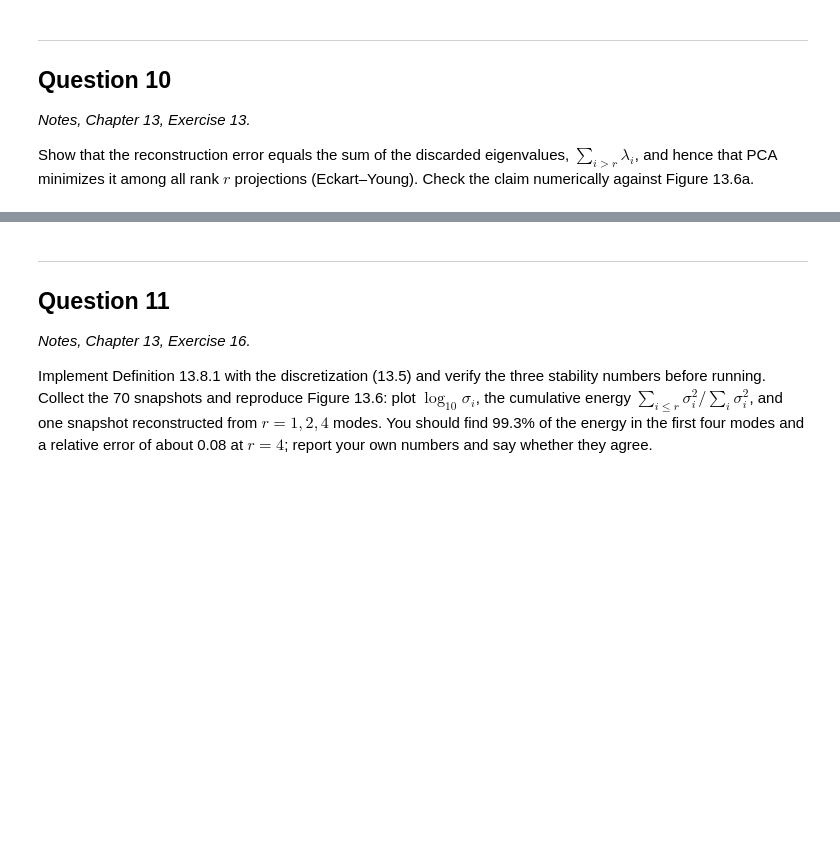
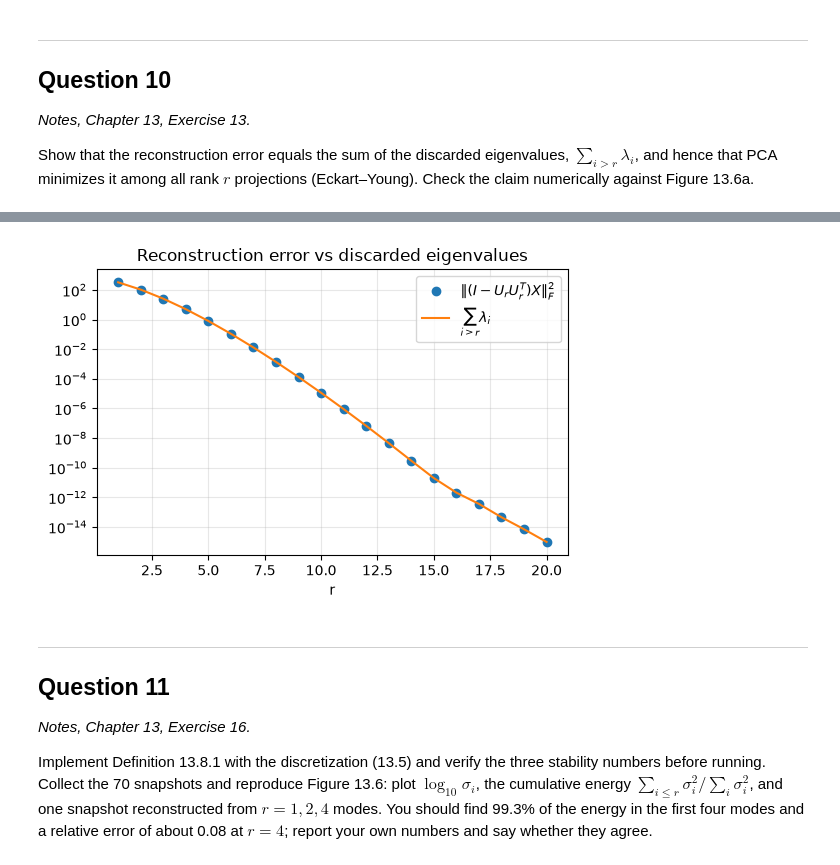
Before and after one commit to akhilghar/COE379L.1, a Jupyter notebook: HW5/Assignment 5.ipynb, the cells around one changed output, grey strips where cells are left out. Drawn from its saved outputs; the diff is of its cells as text; code cells hidden in the pictures; blank space fills up the shorter version.

```diff
--- a/HW5/Assignment 5.ipynb
+++ b/HW5/Assignment 5.ipynb
@@ -116,0 +337,69 @@ Show that the reconstruction error equals the sum of the discarded eigenvalues,
+# %%
+# Question 10: your code here
+import matplotlib.pyplot as plt
+
+# Model problem of Definition 13.8.1, discretized by (13.5). Reused in Questions 11 and 12.
+c, nu = 0.9, 0.004
+nx = 200
+dx = 1.0 / (nx - 1)
+dt = 2e-4
+nsteps, every = 1400, 20
+xg = np.linspace(0, 1, nx)
+
+def initial(width=0.055):
+    u = np.exp(-((xg - 0.18) / width) ** 2)
+    u[0] = u[-1] = 0.0
+    return u
+
+def step(u):
+    un = u.copy()
+    un[1:-1] = u[1:-1] + dt * (nu * (u[2:] - 2 * u[1:-1] + u[:-2]) / dx**2
+                               - c * (u[2:] - u[:-2]) / (2 * dx))
+    return un
+
+def snapshot_matrix(width=0.055):
+    u, cols = initial(width), []
+    for k in range(nsteps):
+        if k % every == 0:
+            cols.append(u.copy())
+        u = step(u)
+    return np.stack(cols, axis=1)
+
+X = snapshot_matrix()
+print("snapshot matrix shape:", X.shape)
+
+# Eigenvalues of X X^T are the squared singular values of X
+U, S, VT = np.linalg.svd(X, full_matrices=False)
+lam = S ** 2
+
+print(" r | ||(I - U_r U_r^T) X||_F^2 | sum_{i>r} lambda_i | relative difference")
+for r in [1, 2, 4, 8, 12]:
+    Ur = U[:, :r]
+    err = np.linalg.norm(X - Ur @ (Ur.T @ X), "fro") ** 2
+    tail = lam[r:].sum()
+    print(f"{r:2d} | {err:24.6e} | {tail:18.6e} | {abs(err - tail) / tail:.1e}")
+
+# Eckart-Young: no other rank-r orthogonal projection does better.
+rng = np.random.default_rng(0)
+r = 4
+pca_err = np.linalg.norm(X - U[:, :r] @ (U[:, :r].T @ X), "fro") ** 2
+rand_errs = []
+for _ in range(2000):
+    # random r-dimensional subspace, biased toward the PCA one so the competitors are close
+    Q, _ = np.linalg.qr(U[:, :r] + 0.01 * rng.standard_normal((nx, r)))
+    rand_errs.append(np.linalg.norm(X - Q @ (Q.T @ X), "fro") ** 2)
+print(f"\nr = 4: PCA error {pca_err:.4e}; best of 2000 perturbed subspaces {min(rand_errs):.4e}")
+print("PCA beats every perturbed subspace:", pca_err <= min(rand_errs))
+
+# Compare with Figure 13.6a: fraction of energy left out = sum_{i>r} lambda_i / sum_i lambda_i
+energy_left = 1 - np.cumsum(lam) / lam.sum()
+print("energy left out after r = 1..8 modes:", np.round(energy_left[:8], 4))
+print(f"energy captured by r = 4: {100 * (1 - energy_left[3]):.1f}%  (Figure 13.6a: 99.3%)")
+
+errs = [np.linalg.norm(X - U[:, :r] @ (U[:, :r].T @ X), "fro") ** 2 for r in range(1, 21)]
+plt.figure(figsize=(5.5, 3.8))
+plt.semilogy(range(1, 21), errs, "o", label=r"$\|(I-U_rU_r^T)X\|_F^2$")
+plt.semilogy(range(1, 21), [lam[r:].sum() for r in range(1, 21)], "-", label=r"$\sum_{i>r}\lambda_i$")
+plt.xlabel("r"); plt.legend(); plt.grid(alpha=0.3); plt.title("Reconstruction error vs discarded eigenvalues")
+plt.tight_layout(); plt.show()
+# %% [output]
@@ -117,3 +419,4 @@ Show that the reconstruction error equals the sum of the discarded eigenvalues,
+[figure, added]
 # %% [markdown]
 ---
 
```
Also changed, not shown: parts of 13 cells of this notebook, 1 other file.
